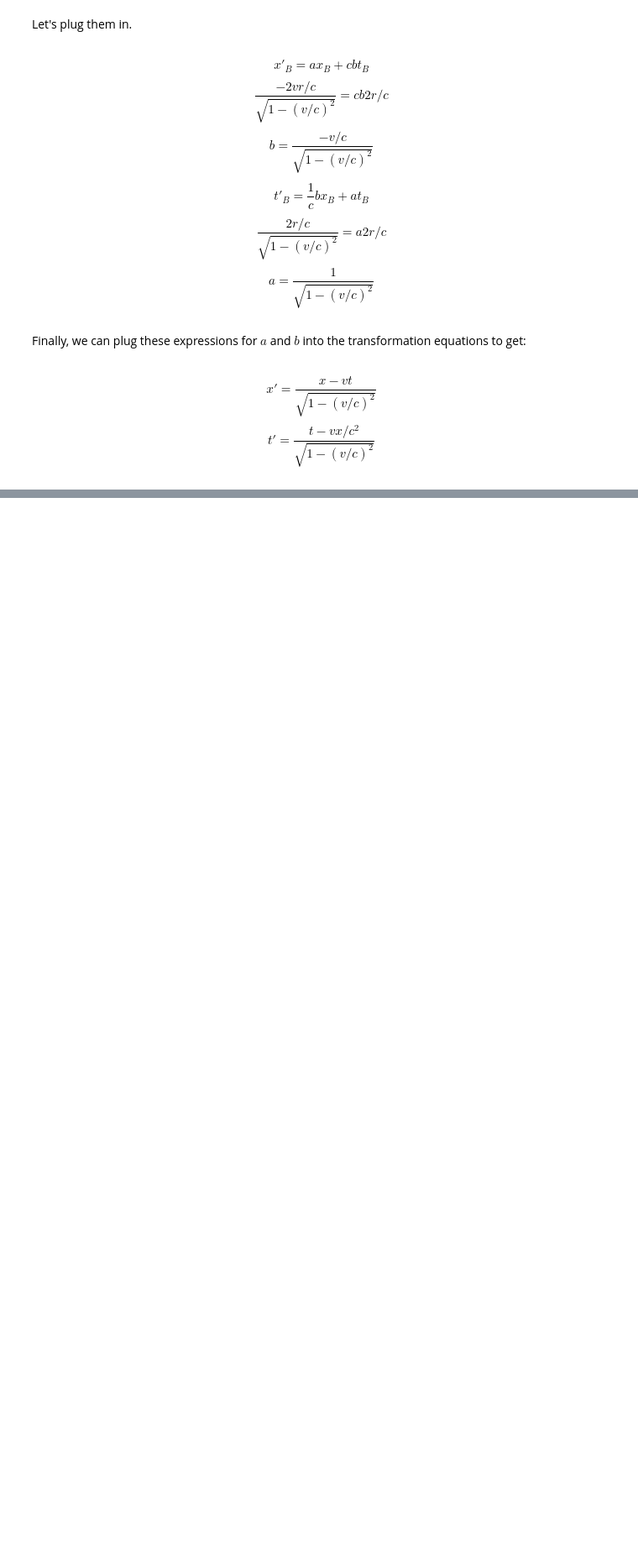
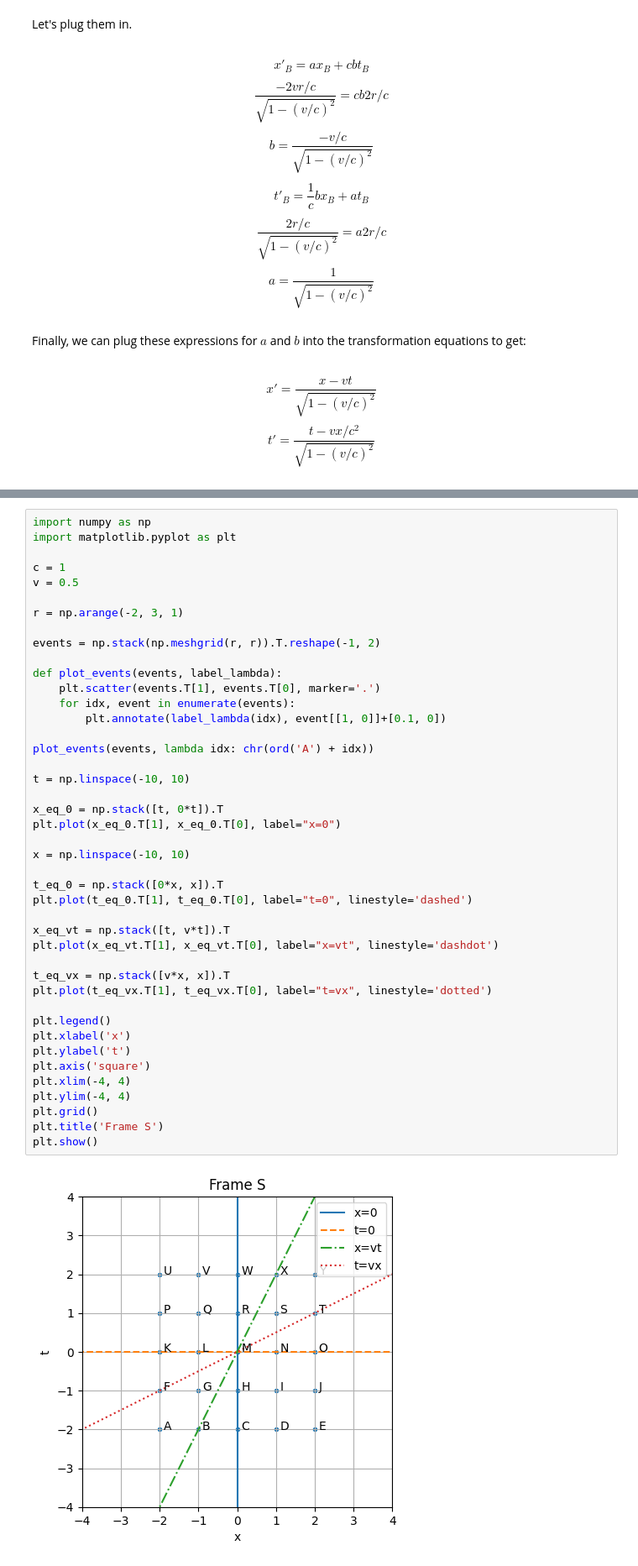
Before and after one commit to kurtamohler/physics-sims, a Jupyter notebook: notebooks/Special Relativity.ipynb, the cells around one changed output, grey strips where cells are left out. Shown at 84% size. Cells and saved outputs as stored; diff of their text form; blank space fills up the shorter version.

```diff
--- a/notebooks/Special Relativity.ipynb
+++ b/notebooks/Special Relativity.ipynb
@@ -248,0 +290,45 @@ $$ t' = \frac{t - vx/c^2}{\sqrt{1 - (v/c)^2}} $$
+# %%
+import numpy as np
+import matplotlib.pyplot as plt
+
+c = 1
+v = 0.5
+
+r = np.arange(-2, 3, 1)
+
+events = np.stack(np.meshgrid(r, r)).T.reshape(-1, 2)
+
+def plot_events(events, label_lambda):
+    plt.scatter(events.T[1], events.T[0], marker='.')
+    for idx, event in enumerate(events):
+        plt.annotate(label_lambda(idx), event[[1, 0]]+[0.1, 0])
+
+plot_events(events, lambda idx: chr(ord('A') + idx))
+
+t = np.linspace(-10, 10)
+
+x_eq_0 = np.stack([t, 0*t]).T
+plt.plot(x_eq_0.T[1], x_eq_0.T[0], label="x=0")
+
+x = np.linspace(-10, 10)
+
+t_eq_0 = np.stack([0*x, x]).T
+plt.plot(t_eq_0.T[1], t_eq_0.T[0], label="t=0", linestyle='dashed')
+
+x_eq_vt = np.stack([t, v*t]).T
+plt.plot(x_eq_vt.T[1], x_eq_vt.T[0], label="x=vt", linestyle='dashdot')
+
+t_eq_vx = np.stack([v*x, x]).T
+plt.plot(t_eq_vx.T[1], t_eq_vx.T[0], label="t=vx", linestyle='dotted')
+
+plt.legend()
+plt.xlabel('x')
+plt.ylabel('t')
+plt.axis('square')
+plt.xlim(-4, 4)
+plt.ylim(-4, 4)
+plt.grid()
+plt.title('Frame S')
+plt.show()
+# %% [output]
+[figure, added]
```
Also changed, not shown: parts of 17 cells of this notebook, 1 other file.
